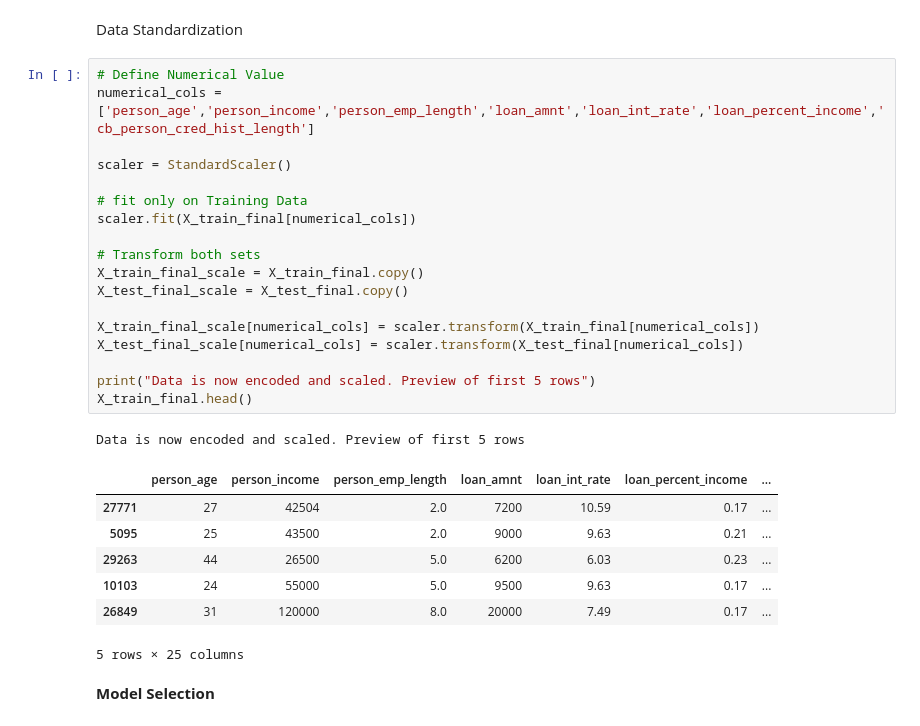
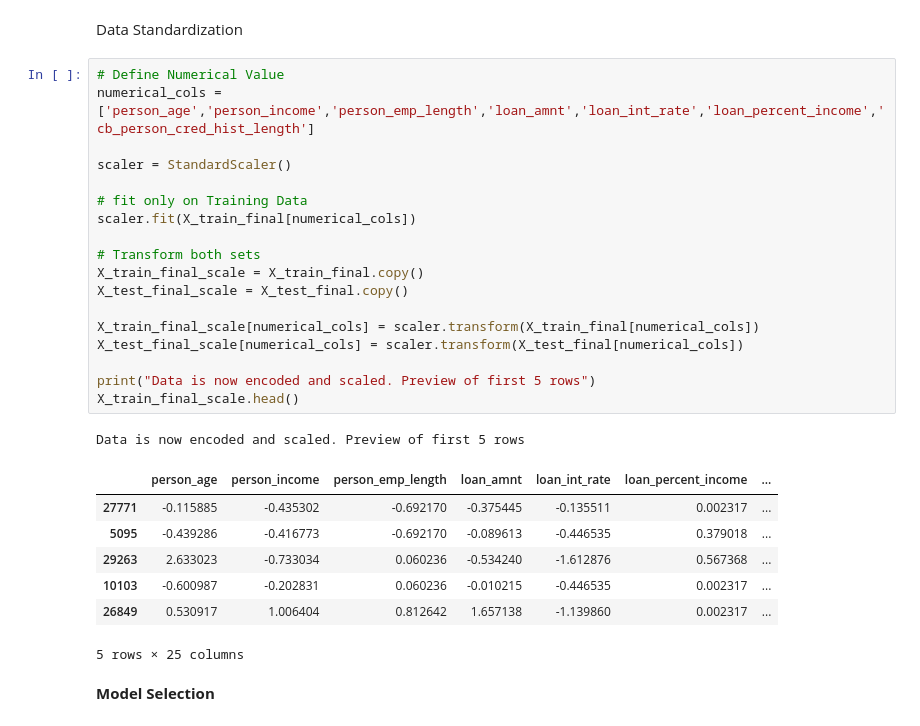
Before and after one commit to shlokzz/Credit-Risk-Prediction-Project, a Jupyter notebook: notebooks/model_evaluation.ipynb, the cells around one changed output. Cells and saved outputs as stored; diff of their text form.

```diff
--- a/notebooks/model_evaluation.ipynb
+++ b/notebooks/model_evaluation.ipynb
@@ -147,29 +147,29 @@ Data Standardization
 # %%
 # Define Numerical Value
 numerical_cols = ['person_age','person_income','person_emp_length','loan_amnt','loan_int_rate','loan_percent_income','cb_person_cred_hist_length']
 
 scaler = StandardScaler()
 
 # fit only on Training Data
 scaler.fit(X_train_final[numerical_cols])
 
 # Transform both sets
 X_train_final_scale = X_train_final.copy()
 X_test_final_scale = X_test_final.copy()
 
 X_train_final_scale[numerical_cols] = scaler.transform(X_train_final[numerical_cols])
 X_test_final_scale[numerical_cols] = scaler.transform(X_test_final[numerical_cols])
 
 print("Data is now encoded and scaled. Preview of first 5 rows")
-X_train_final.head()
+X_train_final_scale.head()
 # %% [output]
 Data is now encoded and scaled. Preview of first 5 rows
 |  | person_age | person_income | person_emp_length | loan_amnt | loan_int_rate | loan_percent_income | ... |
-| 27771 | 27 | 42504 | 2.0 | 7200 | 10.59 | 0.17 | ... |
-| 5095 | 25 | 43500 | 2.0 | 9000 | 9.63 | 0.21 | ... |
-| 29263 | 44 | 26500 | 5.0 | 6200 | 6.03 | 0.23 | ... |
-| 10103 | 24 | 55000 | 5.0 | 9500 | 9.63 | 0.17 | ... |
-| 26849 | 31 | 120000 | 8.0 | 20000 | 7.49 | 0.17 | ... |
+| 27771 | -0.115885 | -0.435302 | -0.692170 | -0.375445 | -0.135511 | 0.002317 | ... |
+| 5095 | -0.439286 | -0.416773 | -0.692170 | -0.089613 | -0.446535 | 0.379018 | ... |
+| 29263 | 2.633023 | -0.733034 | 0.060236 | -0.534240 | -1.612876 | 0.567368 | ... |
+| 10103 | -0.600987 | -0.202831 | 0.060236 | -0.010215 | -0.446535 | 0.002317 | ... |
+| 26849 | 0.530917 | 1.006404 | 0.812642 | 1.657138 | -1.139860 | 0.002317 | ... |
 5 rows × 25 columns
 # %% [markdown]
 **Model Selection**
```
Also changed, not shown: parts of 10 cells of this notebook.
